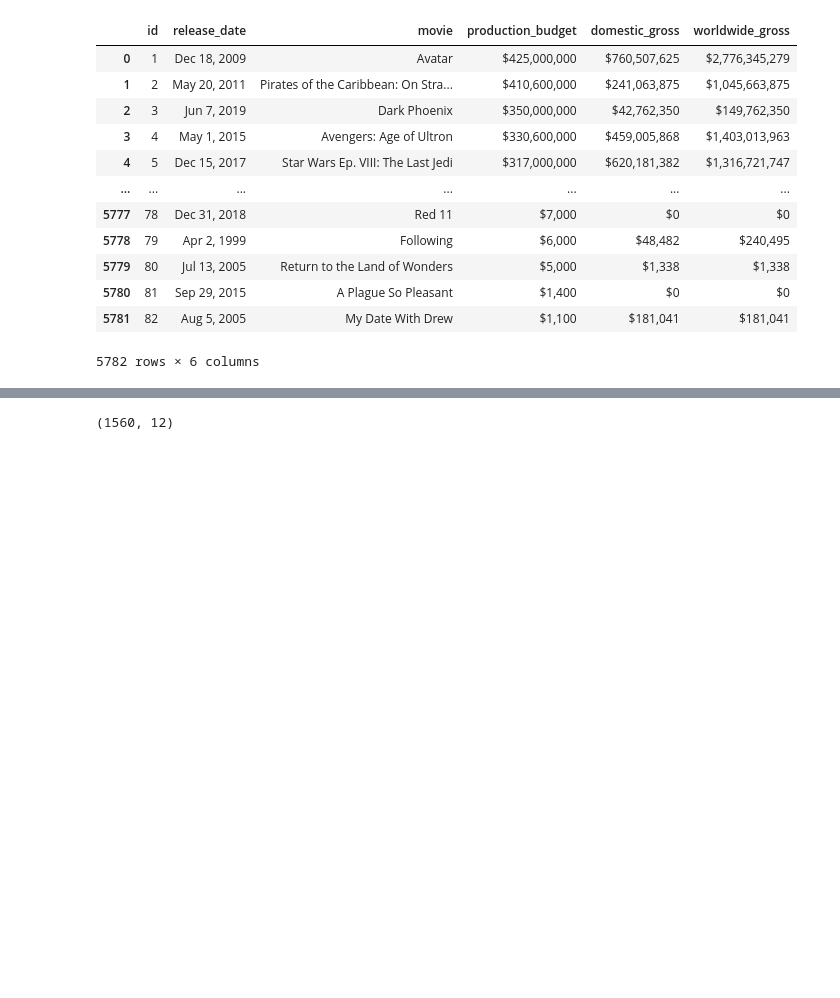
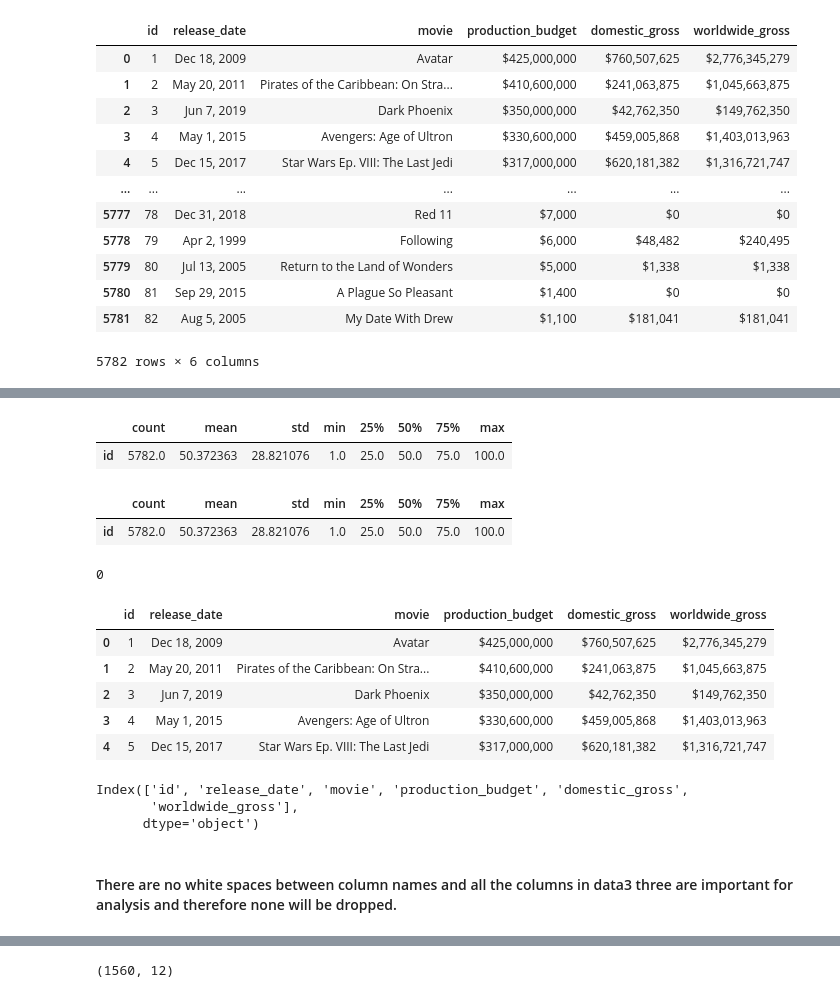
Before and after one commit to LEON-HUB10/Group_Four-_Phase-_Two_Project, a Jupyter notebook: student.ipynb, the cells around one changed output, grey strips where cells are left out. Drawn from its saved outputs; the diff is of its cells as text; code cells hidden in the pictures; blank space fills up the shorter version.

```diff
--- a/student.ipynb
+++ b/student.ipynb
@@ -344,0 +398,37 @@ dtype: int64
+# %%
+# Checking for concise summary and transposing it
+data3.describe().T
+# %% [output]
+|  | count | mean | std | min | 25% | 50% | 75% | max |
+| id | 5782.0 | 50.372363 | 28.821076 | 1.0 | 25.0 | 50.0 | 75.0 | 100.0 |
+# %%
+# Checking for concise summary and transposing it
+data3.describe().T
+# %% [output]
+|  | count | mean | std | min | 25% | 50% | 75% | max |
+| id | 5782.0 | 50.372363 | 28.821076 | 1.0 | 25.0 | 50.0 | 75.0 | 100.0 |
+# %%
+# carrying out duplicate check
+data3.duplicated().sum()
+# %% [output]
+0
+# %%
+# Creating a copy of the original dataset to avoid modifying the original dataset.
+data3_copy = data3.copy(deep = True)
+data3_copy[:5]
+# %% [output]
+|  | id | release_date | movie | production_budget | domestic_gross | worldwide_gross |
+| 0 | 1 | Dec 18, 2009 | Avatar | $425,000,000 | $760,507,625 | $2,776,345,279 |
+| 1 | 2 | May 20, 2011 | Pirates of the Caribbean: On Stra... | $410,600,000 | $241,063,875 | $1,045,663,875 |
+| 2 | 3 | Jun 7, 2019 | Dark Phoenix | $350,000,000 | $42,762,350 | $149,762,350 |
+| 3 | 4 | May 1, 2015 | Avengers: Age of Ultron | $330,600,000 | $459,005,868 | $1,403,013,963 |
+| 4 | 5 | Dec 15, 2017 | Star Wars Ep. VIII: The Last Jedi | $317,000,000 | $620,181,382 | $1,316,721,747 |
+# %%
+# looking at columns to check for white space in columns name
+data3_copy.columns
+# %% [output]
+Index(['id', 'release_date', 'movie', 'production_budget', 'domestic_gross',
+       'worldwide_gross'],
+      dtype='object')
+# %% [markdown]
+#### There are no white spaces between column names and all the columns in data3 three are important for analysis and therefore none will be dropped.
```
Also changed, not shown: parts of 26 cells of this notebook.
